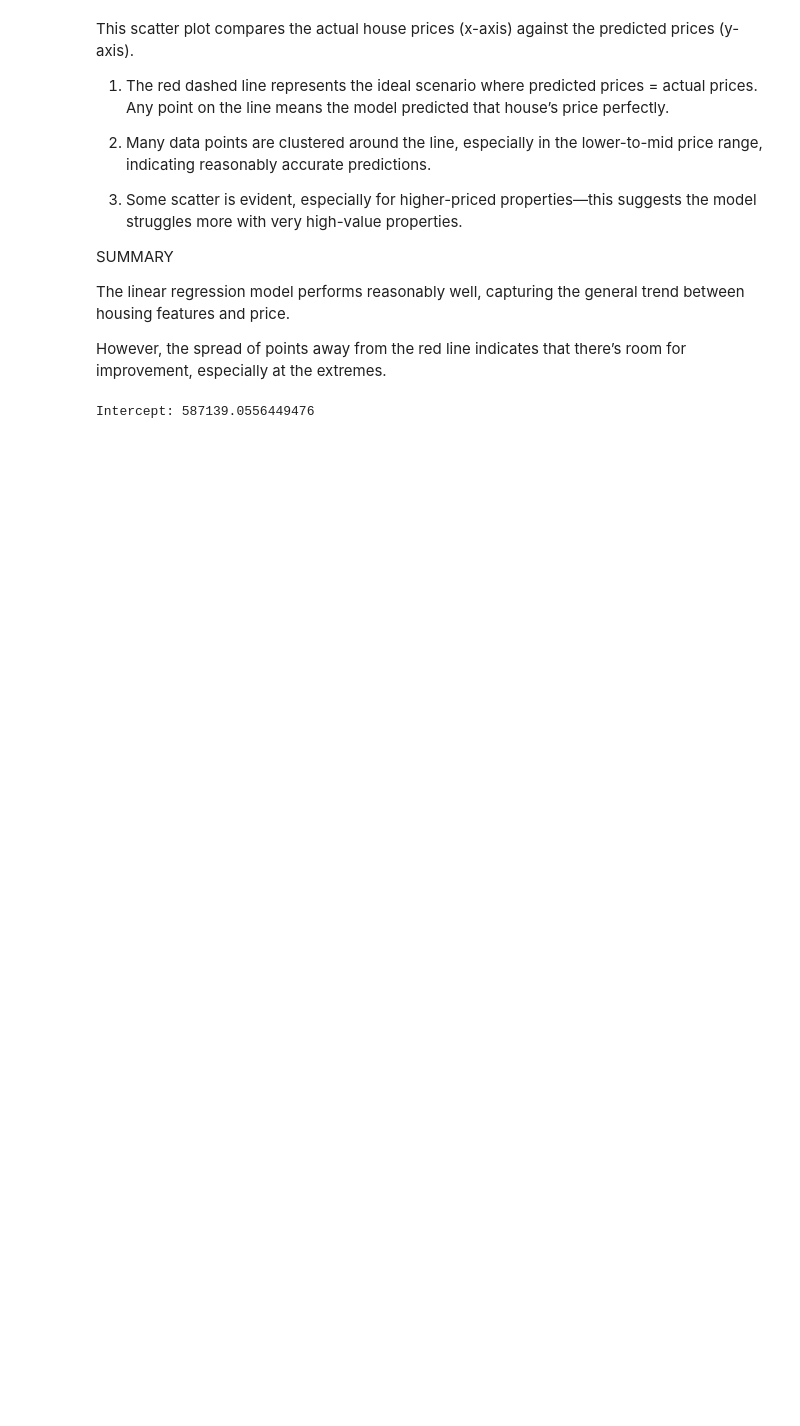
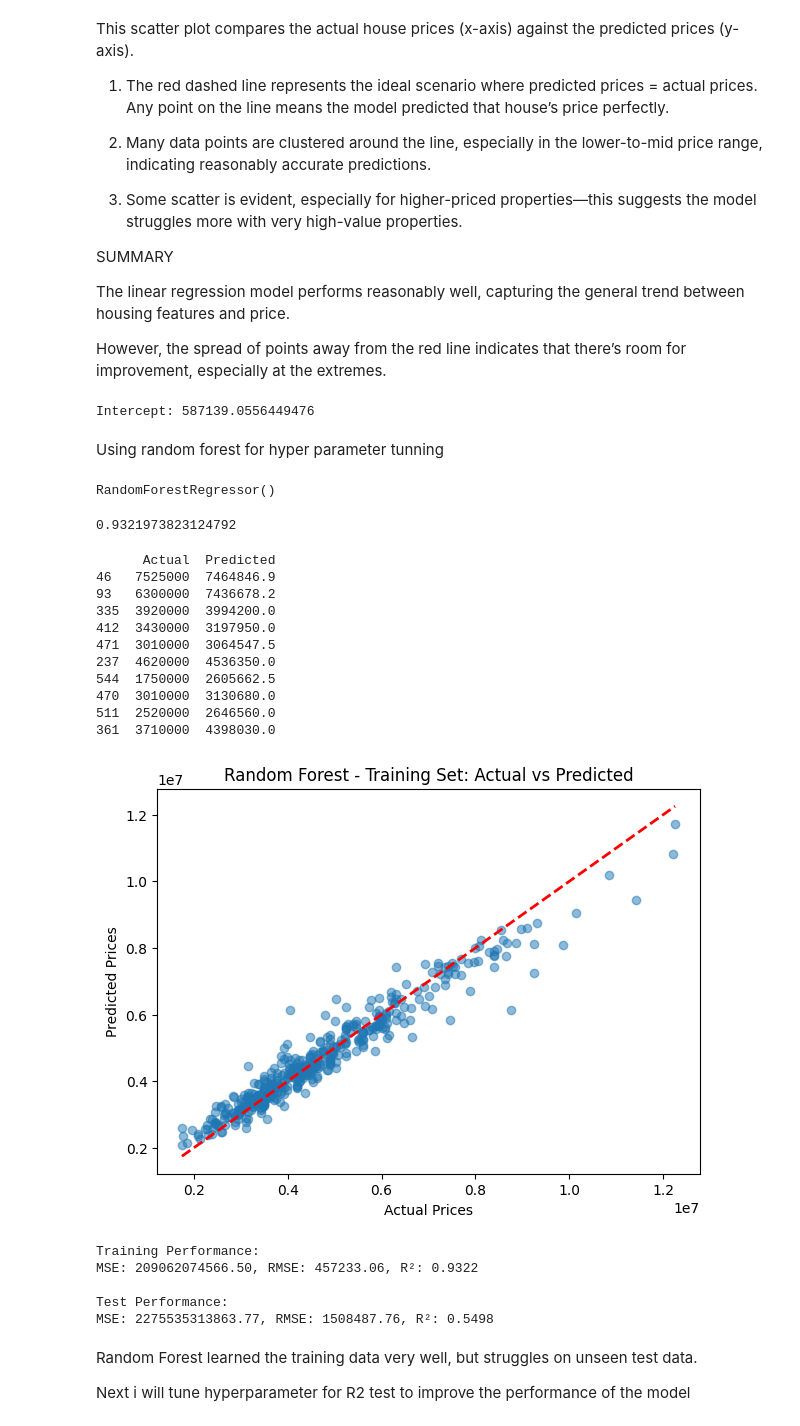
Before and after one commit to joyce-ol/Predicting_house_price, a Jupyter notebook: Predicting_House_price.ipynb, the cells around one changed output. Saved outputs shown, nothing was run; the diff lists cells and outputs as text; code cells hidden in the pictures; blank space fills up the shorter version.

```diff
--- a/Predicting_House_price.ipynb
+++ b/Predicting_House_price.ipynb
@@ -383,3 +386,50 @@ intercept = model.intercept_
 print("Intercept:", intercept)
 # %% [output]
 Intercept: 587139.0556449476
+# %% [markdown]
+Using random forest for hyper parameter tunning
+# %%
+from sklearn.ensemble import RandomForestRegressor
+forest = RandomForestRegressor()
+forest.fit(X_train, y_train)
+# %% [output]
+RandomForestRegressor()
+# %%
+forest.score(X_train,y_train)
+# %% [output]
+0.9321973823124792
+# %%
+# Predictions on training data
+y_pred_train = forest.predict(X_train)
+
+# Create a comparison DataFrame
+comparison_train = pd.DataFrame({
+    "Actual": y_train,
+    "Predicted": y_pred_train
+})
+
+print(comparison_train.head(10))  # Show first 10 rows
+
+# Scatter plot to visualize actual vs predicted
+plt.figure(figsize=(7,5))
+plt.scatter(y_train, y_pred_train, alpha=0.5)
+plt.plot([y_train.min(), y_train.max()],
+         [y_train.min(), y_train.max()],
+         color="red", linestyle="--", linewidth=2)
+plt.xlabel("Actual Prices")
+plt.ylabel("Predicted Prices")
+plt.title("Random Forest - Training Set: Actual vs Predicted")
+plt.show()
+# %% [output]
+      Actual  Predicted
+46   7525000  7464846.9
+93   6300000  7436678.2
+335  3920000  3994200.0
+412  3430000  3197950.0
+471  3010000  3064547.5
+237  4620000  4536350.0
+544  1750000  2605662.5
+470  3010000  3130680.0
+511  2520000  2646560.0
+361  3710000  4398030.0
+[figure, added]
@@ -385,0 +450,16 @@ Intercept: 587139.0556449476
+# %%
+print("Training Performance:")
+print(f"MSE: {mse_train:.2f}, RMSE: {rmse_train:.2f}, R²: {r2_train:.4f}")
+
+print("\nTest Performance:")
+print(f"MSE: {mse_test:.2f}, RMSE: {rmse_test:.2f}, R²: {r2_test:.4f}")
+# %% [output]
+Training Performance:
+MSE: 209062074566.50, RMSE: 457233.06, R²: 0.9322
+
+Test Performance:
+MSE: 2275535313863.77, RMSE: 1508487.76, R²: 0.5498
+# %% [markdown]
+ Random Forest learned the training data very well, but struggles on unseen test data.
+
+Next i will tune hyperparameter for R2 test to improve the performance of the model
```
Also changed, not shown: parts of 9 cells of this notebook.
